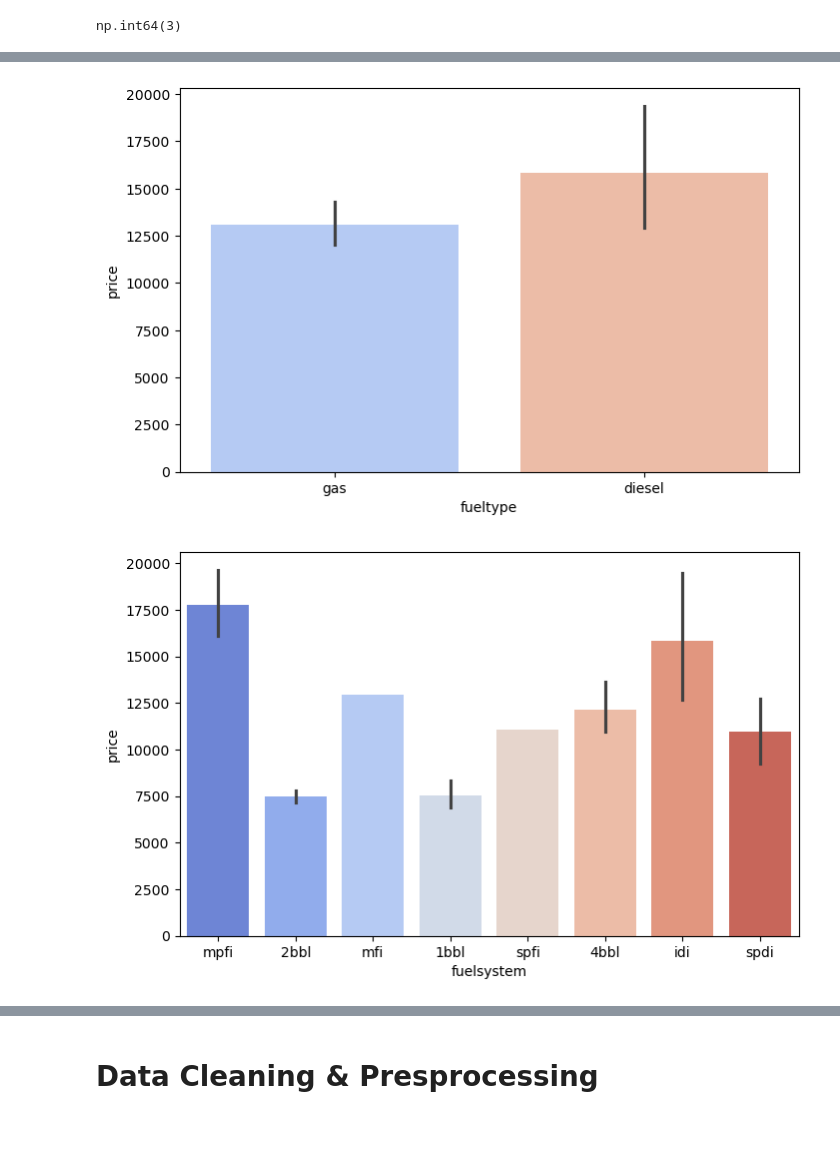
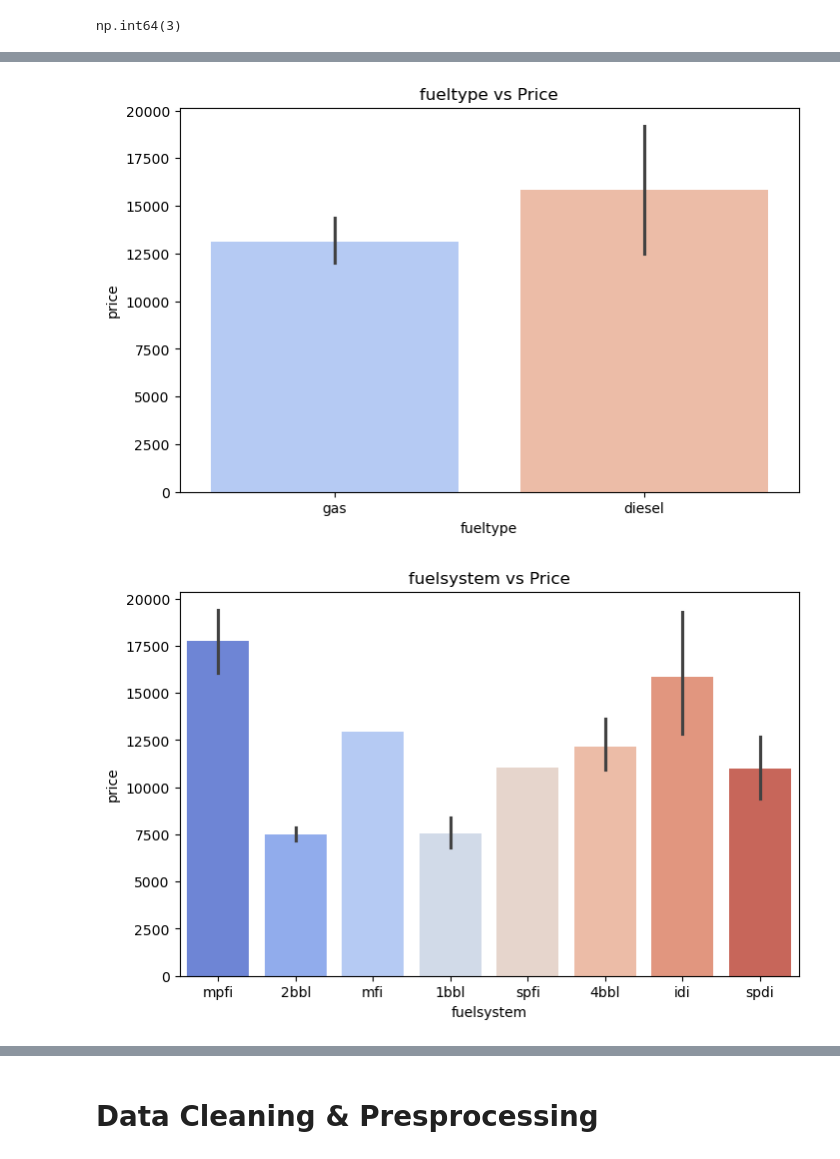
Before and after one commit to nakum0710/car-price-prediction, a Jupyter notebook: car_price_project.ipynb, the cells around one changed output, grey strips where cells are left out. Saved outputs shown, nothing was run; the diff lists cells and outputs as text; code cells hidden in the pictures; blank space fills up the shorter version.

```diff
--- a/car_price_project.ipynb
+++ b/car_price_project.ipynb
@@ -109,4 +110,6 @@ num_col = ['wheelbase', 'carlength', 'carwidth', 'carheight', 'enginesize', 'hor
 for col in num_col:
     plt.figure(figsize=(8,5))
     sns.histplot(df[col], kde=True)
+    plt.title(f'{col} Distribution')
+    plt.savefig(f'images/{col}.png',bbox_inches='tight')
 # %% [output]
@@ -123,9 +126,11 @@ for col in num_col:
 # %%
 cat_col = ['fueltype', 'fuelsystem', 'aspiration', 'enginetype', 'doornumber', 'carbody', 'drivewheel', 'cylindernumber']
 
 for col in cat_col:
     plt.figure(figsize=(8,5))
     sns.barplot(x=df[col], y=df['price'], palette='coolwarm')
+    plt.title(f'{col} vs Price')
+    plt.savefig(f'images/{col}.png',bbox_inches='tight')
 # %% [output]
-[figure, old version]
+[figure, new version]
-[figure, old version]
+[figure, new version]
```
Also changed, not shown: parts of 4 cells of this notebook, 18 other files.
